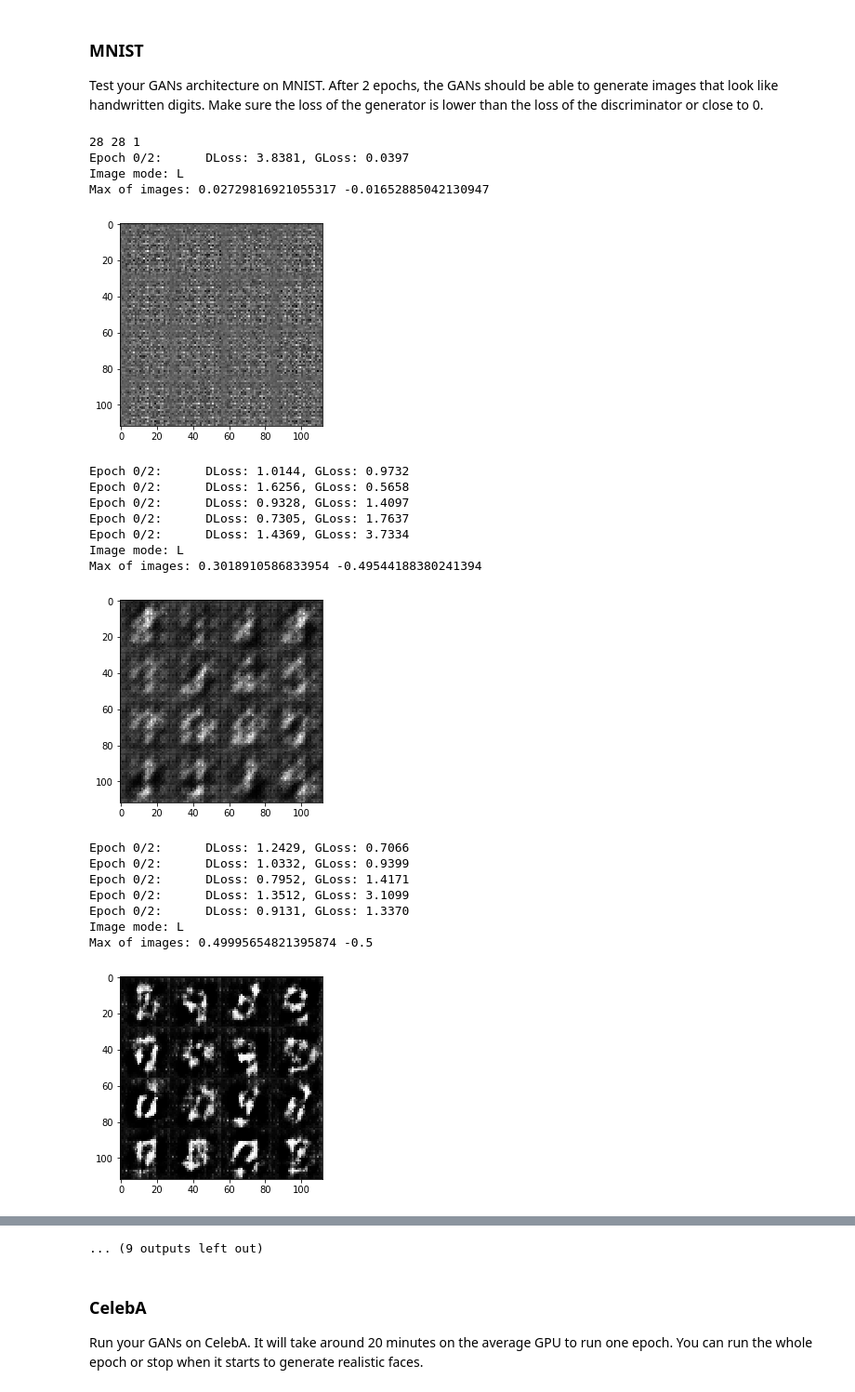
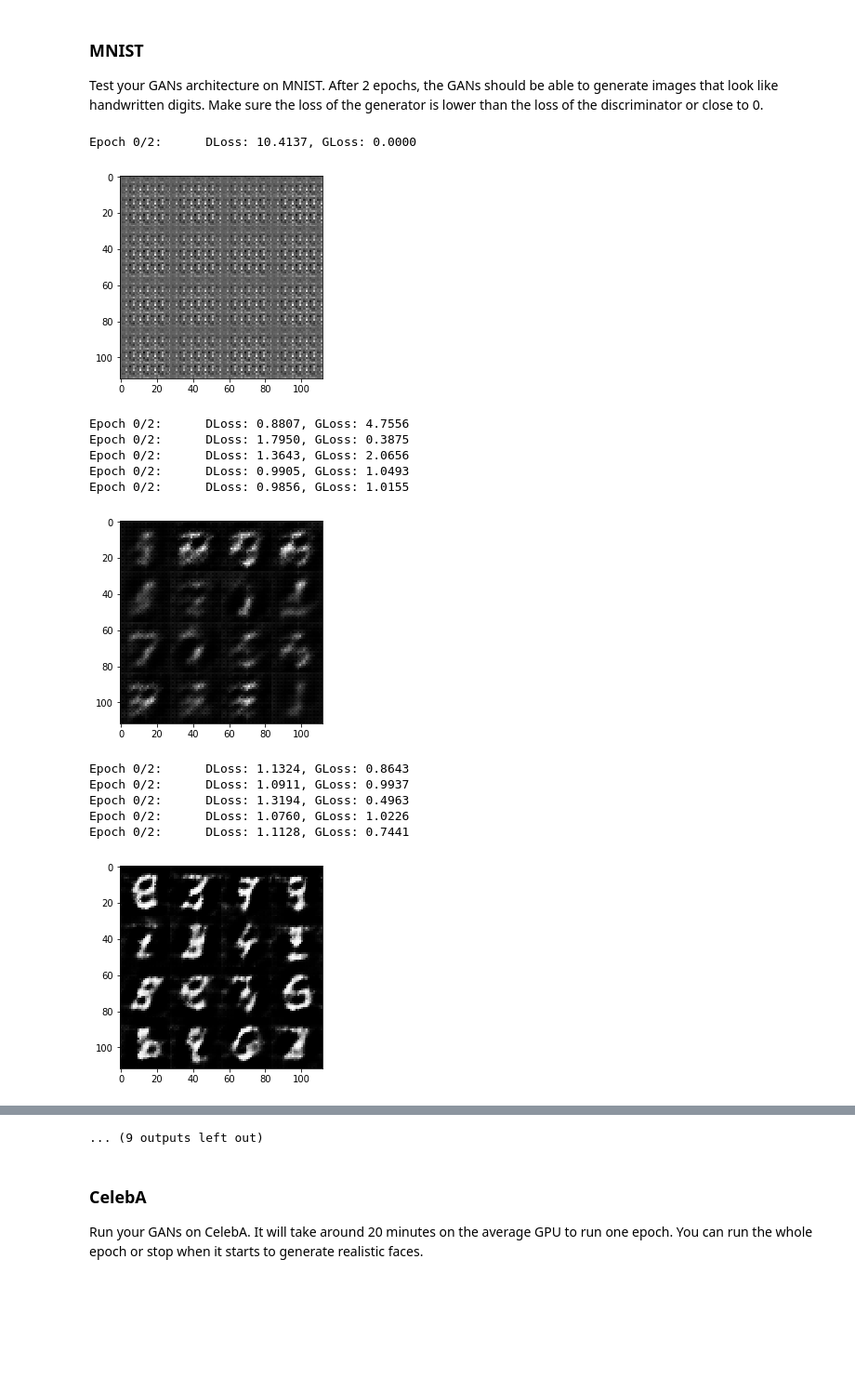
Before and after one commit to badgeir/udacity_dlnd, a Jupyter notebook: face_generation/dlnd_face_generation.ipynb, the cells around one changed output, grey strips where cells are left out. Shown at 93% size. Saved outputs shown, nothing was run; the diff lists cells and outputs as text; code cells hidden in the pictures; blank space fills up the shorter version.

```diff
--- a/face_generation/dlnd_face_generation.ipynb
+++ b/face_generation/dlnd_face_generation.ipynb
@@ -254,7 +254,7 @@ def generator(z, out_channel_dim, is_train=True):
         )
         # logits: 28x28xout_channel_dim
 
-        output = 0.5*tf.tanh(logits)
+        output = tf.tanh(logits)
 
     return output
 
@@ -271,7 +271,7 @@ Implement `model_loss` to build the GANs for training and calculate the loss.  T
 - `discriminator(images, reuse=False)`
 - `generator(z, out_channel_dim, is_train=True)`
 # %%
-def model_loss(input_real, input_z, out_channel_dim):
+def model_loss(input_real, input_z, out_channel_dim, batch_size=32):
     """
     Get the loss for the discriminator and generator
     :param input_real: Images from the real dataset
@@ -284,12 +284,15 @@ def model_loss(input_real, input_z, out_channel_dim):
     d_model_real, d_logits_real = discriminator(input_real, reuse=False)
     d_model_fake, d_logits_fake = discriminator(g_model, reuse=True)
 
+    # soft noisy labels:
+    labels_real = tf.random_uniform((batch_size, 1), minval=0.7, maxval=1.2)
+    labels_fake = tf.random_uniform((batch_size, 1), minval=0, maxval=0.3)
     d_loss_real = tf.reduce_mean(
         tf.nn.sigmoid_cross_entropy_with_logits(logits=d_logits_real,
-                                                labels=0.9*tf.ones_like(d_logits_real)))
+                                                labels=labels_real))
     d_loss_fake = tf.reduce_mean(
         tf.nn.sigmoid_cross_entropy_with_logits(logits=d_logits_fake,
-                                                labels=tf.zeros_like(d_logits_fake)))
+                                                labels=labels_fake))
     g_loss = tf.reduce_mean(
         tf.nn.sigmoid_cross_entropy_with_logits(logits=d_logits_fake,
                                                 labels=tf.ones_like(d_logits_fake)))
@@ -388,9 +391,9 @@ def train(epoch_count, batch_size, z_dim, learning_rate, beta1, get_batches, dat
     image_width = data_shape[2]
     image_height = data_shape[1]
     image_channels = data_shape[3]
-    print(image_height, image_width, image_channels)
+
     inputs_real, inputs_z, lr = model_inputs(image_width, image_height, image_channels, z_dim)
-    d_loss, g_loss = model_loss(inputs_real, inputs_z, image_channels)
+    d_loss, g_loss = model_loss(inputs_real, inputs_z, image_channels, batch_size=batch_size)
     d_opt, g_opt = model_opt(d_loss, g_loss, lr, beta1)
 
     steps = 0
@@ -399,8 +402,10 @@ def train(epoch_count, batch_size, z_dim, learning_rate, beta1, get_batches, dat
         sess.run(tf.global_variables_initializer())
         for epoch_i in range(epoch_count):
             for batch_images in get_batches(batch_size):
-                # sample random noise for z vector:
-                batch_z = np.random.uniform(-1, 1,size=(batch_size, z_dim))
+                # sample gaussian random noise for z vector:
+                batch_z = np.random.randn(batch_size, z_dim)
+                # scale image batches to (-1, 1)
+                batch_images *= 2
 
                 # run optimizers
                 _ = sess.run(d_opt, feed_dict={
@@ -436,38 +441,31 @@ Test your GANs architecture on MNIST.  After 2 epochs, the GANs should be able t
 # %%
 batch_size = 128
 z_dim = 100
-learning_rate = 0.0002
+learning_rate = 0.001
 beta1 = 0.5
 
 
 """
 DON'T MODIFY ANYTHING IN THIS CELL THAT IS BELOW THIS LINE
 """
 epochs = 2
 
 mnist_dataset = helper.Dataset('mnist', glob(os.path.join(data_dir, 'mnist/*.jpg')))
 with tf.Graph().as_default():
     train(epochs, batch_size, z_dim, learning_rate, beta1, mnist_dataset.get_batches,
           mnist_dataset.shape, mnist_dataset.image_mode)
 # %% [output]
-28 28 1
-Epoch 0/2:      DLoss: 3.8381, GLoss: 0.0397
-Image mode: L
-Max of images: 0.02729816921055317 -0.01652885042130947
+Epoch 0/2:      DLoss: 10.4137, GLoss: 0.0000
-[figure, old version]
+[figure, new version]
-Epoch 0/2:      DLoss: 1.0144, GLoss: 0.9732
-Epoch 0/2:      DLoss: 1.6256, GLoss: 0.5658
-Epoch 0/2:      DLoss: 0.9328, GLoss: 1.4097
-Epoch 0/2:      DLoss: 0.7305, GLoss: 1.7637
-Epoch 0/2:      DLoss: 1.4369, GLoss: 3.7334
-Image mode: L
-Max of images: 0.3018910586833954 -0.49544188380241394
+Epoch 0/2:      DLoss: 0.8807, GLoss: 4.7556
+Epoch 0/2:      DLoss: 1.7950, GLoss: 0.3875
+Epoch 0/2:      DLoss: 1.3643, GLoss: 2.0656
+Epoch 0/2:      DLoss: 0.9905, GLoss: 1.0493
+Epoch 0/2:      DLoss: 0.9856, GLoss: 1.0155
-[figure, old version]
+[figure, new version]
-Epoch 0/2:      DLoss: 1.2429, GLoss: 0.7066
-Epoch 0/2:      DLoss: 1.0332, GLoss: 0.9399
-Epoch 0/2:      DLoss: 0.7952, GLoss: 1.4171
-Epoch 0/2:      DLoss: 1.3512, GLoss: 3.1099
-Epoch 0/2:      DLoss: 0.9131, GLoss: 1.3370
-Image mode: L
-Max of images: 0.49995654821395874 -0.5
+Epoch 0/2:      DLoss: 1.1324, GLoss: 0.8643
+Epoch 0/2:      DLoss: 1.0911, GLoss: 0.9937
+Epoch 0/2:      DLoss: 1.3194, GLoss: 0.4963
+Epoch 0/2:      DLoss: 1.0760, GLoss: 1.0226
+Epoch 0/2:      DLoss: 1.1128, GLoss: 0.7441
-[figure, old version]
+[figure, new version]
```
Also changed, not shown: parts of 2 cells of this notebook, 1 other file.
